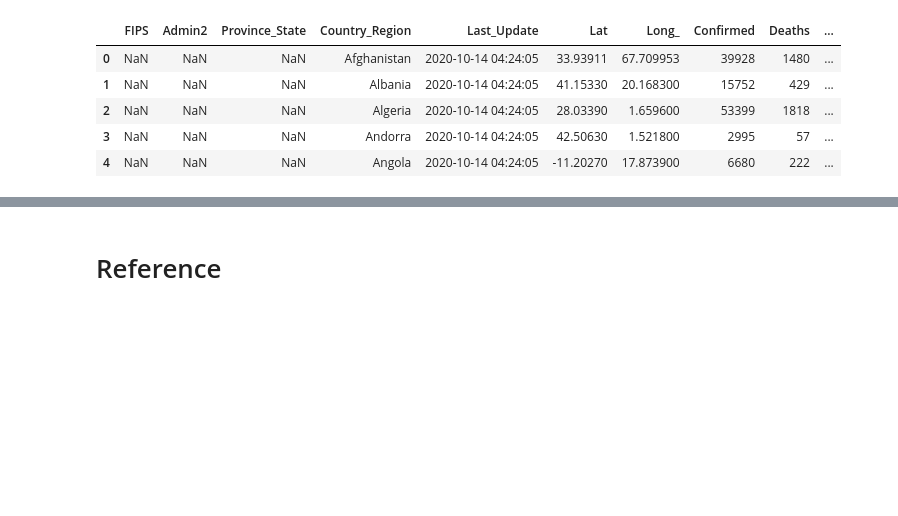
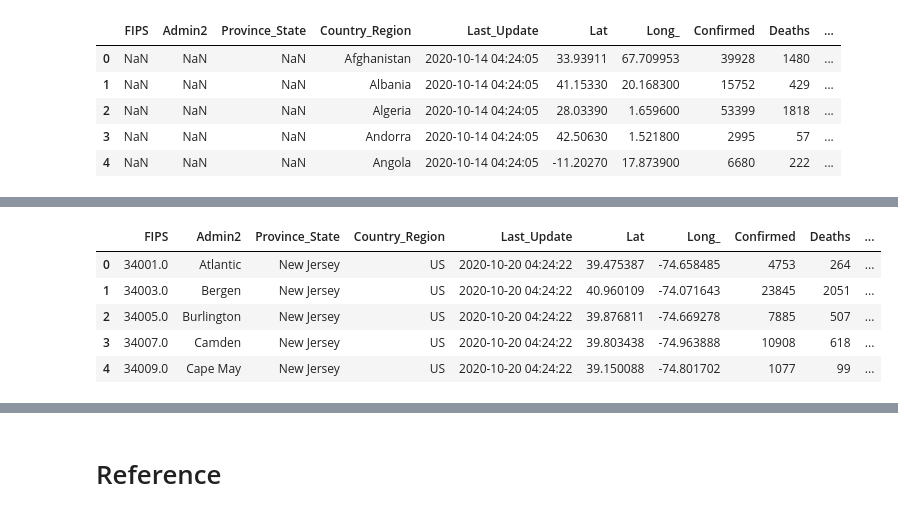
Before and after one commit to RedShuuu/Mix, a Jupyter notebook: COVID19/covid_data_analysis.ipynb, the cells around one changed output, grey strips where cells are left out. Saved outputs shown, nothing was run; the diff lists cells and outputs as text; code cells hidden in the pictures; blank space fills up the shorter version.

```diff
--- a/COVID19/covid_data_analysis.ipynb
+++ b/COVID19/covid_data_analysis.ipynb
@@ -340,0 +389,9 @@ daily_report_raw_data[daily_report_raw_data['Province_State'] == 'New Jersey']
+# %%
+nj_data.head()
+# %% [output]
+|  | FIPS | Admin2 | Province_State | Country_Region | Last_Update | Lat | Long_ | Confirmed | Deaths | ... |
+| 0 | 34001.0 | Atlantic | New Jersey | US | 2020-10-20 04:24:22 | 39.475387 | -74.658485 | 4753 | 264 | ... |
+| 1 | 34003.0 | Bergen | New Jersey | US | 2020-10-20 04:24:22 | 40.960109 | -74.071643 | 23845 | 2051 | ... |
+| 2 | 34005.0 | Burlington | New Jersey | US | 2020-10-20 04:24:22 | 39.876811 | -74.669278 | 7885 | 507 | ... |
+| 3 | 34007.0 | Camden | New Jersey | US | 2020-10-20 04:24:22 | 39.803438 | -74.963888 | 10908 | 618 | ... |
+| 4 | 34009.0 | Cape May | New Jersey | US | 2020-10-20 04:24:22 | 39.150088 | -74.801702 | 1077 | 99 | ... |
```
Also changed, not shown: parts of 24 cells of this notebook.
